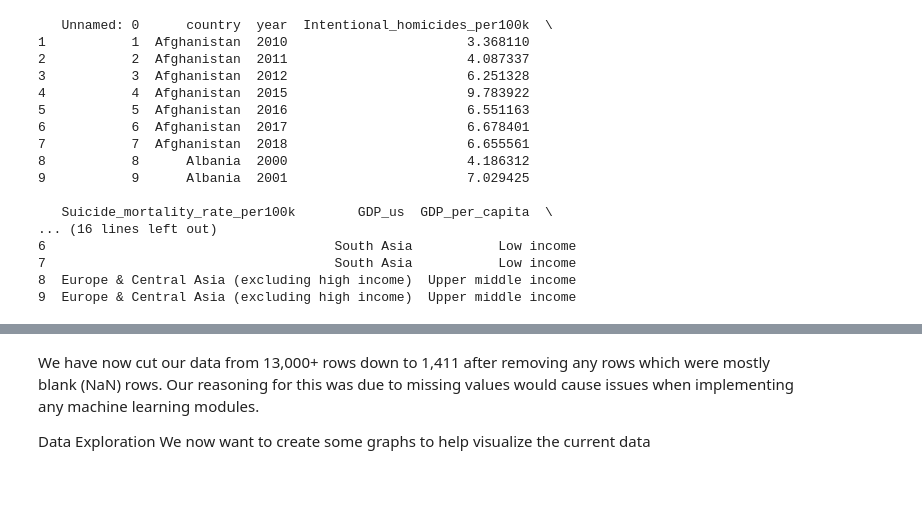
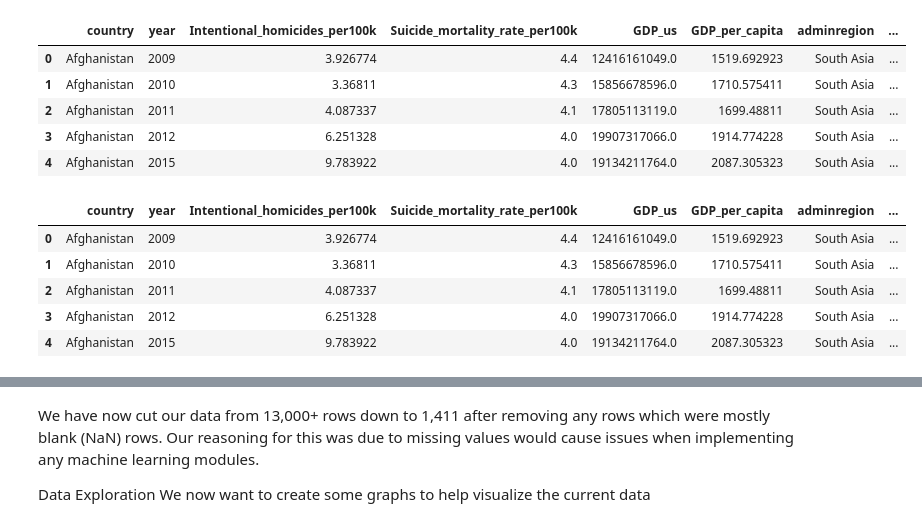
Before and after one commit to MohammedAlghazi17/Data-Mining-, a Jupyter notebook: BSHC4_Group_Project.ipynb, the cells around one changed output, grey strips where cells are left out. Cells and saved outputs as stored; diff of their text form; code cells hidden in the pictures; blank space fills up the shorter version.

```diff
--- a/BSHC4_Group_Project.ipynb
+++ b/BSHC4_Group_Project.ipynb
@@ -21,37 +21,33 @@ rcParams['figure.figsize']=20,10
 # %%
 
 # reading from csv data file as pandas data frame
-df = pd.read_csv(r'cleaned_data02.csv')
+df = pd.read_csv('cleaned_data02.csv')
 
 # checking the data (rows 1-10)
-print(df[1:10])
+#print(df[1:10])
-# %% [output]
-   Unnamed: 0      country  year  Intentional_homicides_per100k  \
-1           1  Afghanistan  2010                       3.368110
-2           2  Afghanistan  2011                       4.087337
-3           3  Afghanistan  2012                       6.251328
-4           4  Afghanistan  2015                       9.783922
-5           5  Afghanistan  2016                       6.551163
-6           6  Afghanistan  2017                       6.678401
-7           7  Afghanistan  2018                       6.655561
-8           8      Albania  2000                       4.186312
-9           9      Albania  2001                       7.029425
-
-   Suicide_mortality_rate_per100k        GDP_us  GDP_per_capita  \
-... (16 lines left out)
-6                                     South Asia           Low income
-7                                     South Asia           Low income
-8  Europe & Central Asia (excluding high income)  Upper middle income
-9  Europe & Central Asia (excluding high income)  Upper middle income
 # %%
 # creating a data frame from raw data with headings
-#data_frame = pd.DataFrame(np.array(df), columns = ['country', 'year', 'Intentional_homicides_per100k', 'Suicide_mortality_rate_per100k', 'GDP_us', 'GDP_per_capita', 'adminregion', 'incomeLevel'])
-#data_frame.head()
+data_frame = pd.DataFrame(np.array(df), columns = ['country', 'year', 'Intentional_homicides_per100k', 'Suicide_mortality_rate_per100k', 'GDP_us', 'GDP_per_capita', 'adminregion', 'incomeLevel'])
+data_frame.head()
+# %% [output]
+|  | country | year | Intentional_homicides_per100k | Suicide_mortality_rate_per100k | GDP_us | GDP_per_capita | adminregion | ... |
+| 0 | Afghanistan | 2009 | 3.926774 | 4.4 | 12416161049.0 | 1519.692923 | South Asia | ... |
+| 1 | Afghanistan | 2010 | 3.36811 | 4.3 | 15856678596.0 | 1710.575411 | South Asia | ... |
+| 2 | Afghanistan | 2011 | 4.087337 | 4.1 | 17805113119.0 | 1699.48811 | South Asia | ... |
+| 3 | Afghanistan | 2012 | 6.251328 | 4.0 | 19907317066.0 | 1914.774228 | South Asia | ... |
+| 4 | Afghanistan | 2015 | 9.783922 | 4.0 | 19134211764.0 | 2087.305323 | South Asia | ... |
 # %%
 # removing blank rows from data frame, setting threshold of 1 - anything with 1 NaN will be removed
-newdf = data_frame = data_frame.dropna(thresh=10)
+newdf = data_frame = data_frame.dropna(thresh=1)
 
 newdf.head()
+# %% [output]
+|  | country | year | Intentional_homicides_per100k | Suicide_mortality_rate_per100k | GDP_us | GDP_per_capita | adminregion | ... |
+| 0 | Afghanistan | 2009 | 3.926774 | 4.4 | 12416161049.0 | 1519.692923 | South Asia | ... |
+| 1 | Afghanistan | 2010 | 3.36811 | 4.3 | 15856678596.0 | 1710.575411 | South Asia | ... |
+| 2 | Afghanistan | 2011 | 4.087337 | 4.1 | 17805113119.0 | 1699.48811 | South Asia | ... |
+| 3 | Afghanistan | 2012 | 6.251328 | 4.0 | 19907317066.0 | 1914.774228 | South Asia | ... |
+| 4 | Afghanistan | 2015 | 9.783922 | 4.0 | 19134211764.0 | 2087.305323 | South Asia | ... |
 # %%
 # checking the size of the data set
 newdf.shape
```
Also changed, not shown: parts of 28 cells of this notebook, 1 other file.
